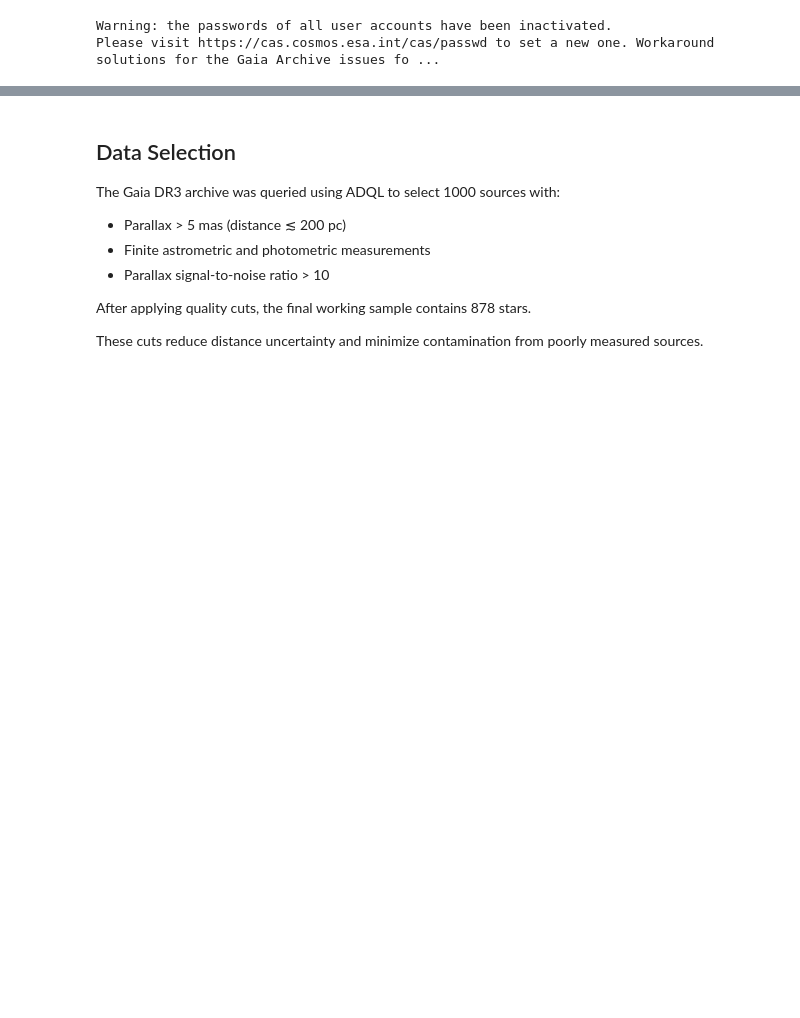
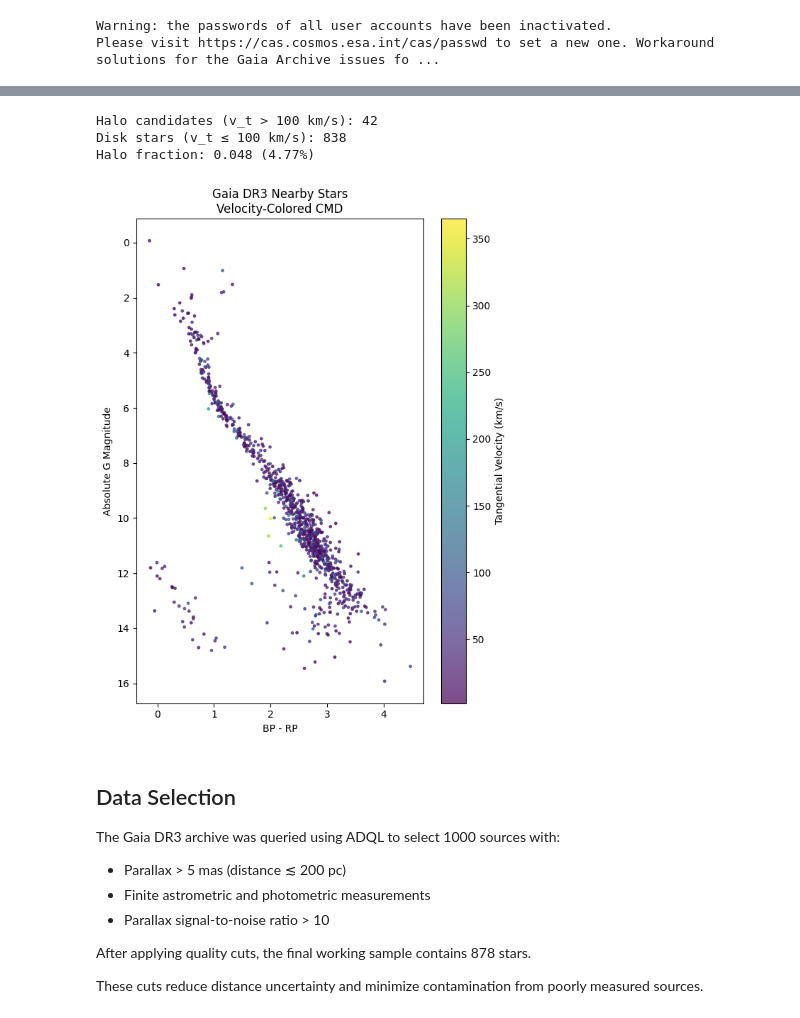
Before and after one commit to ChasseyLayne/gaia-nearby-stars, a Jupyter notebook: gaia_nearby_stars.ipynb, the cells around one changed output, grey strips where cells are left out. Drawn from its saved outputs; the diff is of its cells as text; code cells hidden in the pictures; blank space fills up the shorter version.

```diff
--- a/gaia_nearby_stars.ipynb
+++ b/gaia_nearby_stars.ipynb
@@ -120,3 +141,36 @@ plt.show()
+# %%
+# --- Disk vs Halo Separation (Simple Velocity Cut) ---
+
+halo_mask = v_t > 100
+disk_mask = v_t <= 100
+halo_fraction = np.sum(halo_mask) / len(v_t)
+
+print(f"Halo candidates (v_t > 100 km/s): {np.sum(halo_mask)}")
+print(f"Disk stars (v_t ≤ 100 km/s): {np.sum(disk_mask)}")
+print(f"Halo fraction: {halo_fraction:.3f} ({halo_fraction*100:.2f}%)")
+
+# --- Velocity-Colored CMD ---
+
+fig, ax = plt.subplots(figsize=(6,8))
+
+sc = ax.scatter(clean['bp_rp'], abs_G, c=v_t, s=6, alpha=0.7)
+ax.invert_yaxis()
+
+ax.set_xlabel("BP - RP")
+ax.set_ylabel("Absolute G Magnitude")
+ax.set_title("Gaia DR3 Nearby Stars\nVelocity-Colored CMD")
+
+cbar = plt.colorbar(sc)
+cbar.set_label("Tangential Velocity (km/s)")
+
+fig.tight_layout()
+fig.savefig("cmd_velocity.png", dpi=300, bbox_inches="tight")
+plt.show()
+# %% [output]
+Halo candidates (v_t > 100 km/s): 42
+Disk stars (v_t ≤ 100 km/s): 838
+Halo fraction: 0.048 (4.77%)
+[figure, added]
 # %% [markdown]
 ## Data Selection
 
```
Also changed, not shown: parts of 9 cells of this notebook.
